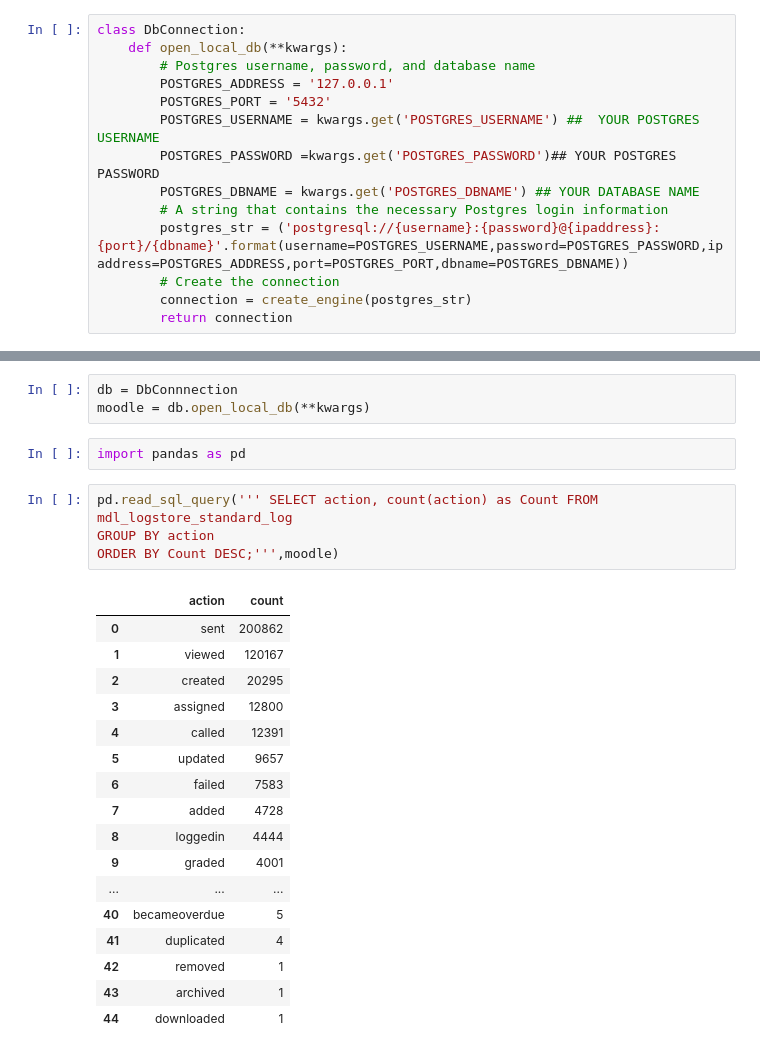
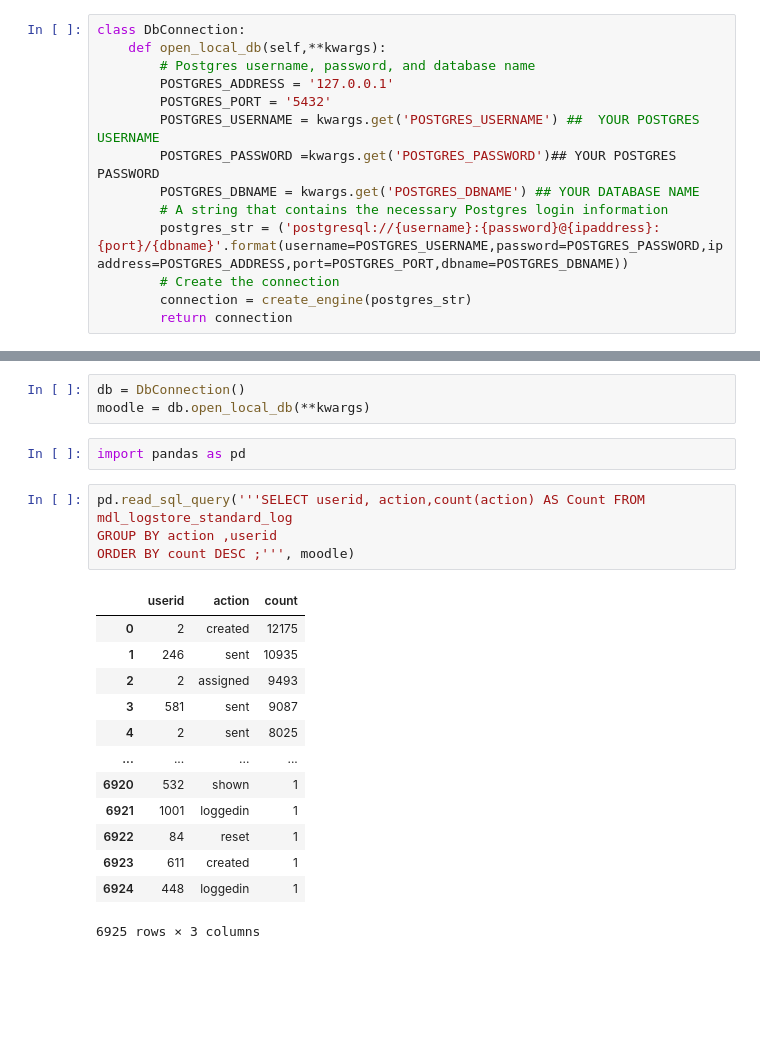
Before and after one commit to jenny199/Log_analysis, a Jupyter notebook: Log_analysis.ipynb, the cells around one changed output, grey strips where cells are left out. Saved outputs shown, nothing was run; the diff lists cells and outputs as text; blank space fills up the shorter version.

```diff
--- a/Log_analysis.ipynb
+++ b/Log_analysis.ipynb
@@ -322,7 +320,7 @@ Overall grade of learners for
 Number of forum posts
 # %%
 class DbConnection:
-    def open_local_db(**kwargs):
+    def open_local_db(self,**kwargs):
         # Postgres username, password, and database name
         POSTGRES_ADDRESS = '127.0.0.1'
         POSTGRES_PORT = '5432'
@@ -337,29 +335,25 @@ class DbConnection:
 # %%
 kwargs = {'POSTGRES_USERNAME':'postgres', 'POSTGRES_PASSWORD': 'Kinglord', 'POSTGRES_DBNAME':'moodle'}
 # %%
-db = DbConnnection
+db = DbConnection()
 moodle = db.open_local_db(**kwargs)
 # %%
 import pandas as pd
 # %%
-pd.read_sql_query(''' SELECT action, count(action) as Count FROM mdl_logstore_standard_log
-GROUP BY action
-ORDER BY Count DESC;''',moodle)
+pd.read_sql_query('''SELECT userid, action,count(action) AS Count FROM mdl_logstore_standard_log
+GROUP BY action ,userid
+ORDER BY count DESC ;''', moodle)
 # %% [output]
-|  | action | count |
-| 0 | sent | 200862 |
-| 1 | viewed | 120167 |
-| 2 | created | 20295 |
-| 3 | assigned | 12800 |
-| 4 | called | 12391 |
-| 5 | updated | 9657 |
-| 6 | failed | 7583 |
-| 7 | added | 4728 |
-| 8 | loggedin | 4444 |
-| 9 | graded | 4001 |
-| ... | ... | ... |
-| 40 | becameoverdue | 5 |
-| 41 | duplicated | 4 |
-| 42 | removed | 1 |
-| 43 | archived | 1 |
-| 44 | downloaded | 1 |
+|  | userid | action | count |
+| 0 | 2 | created | 12175 |
+| 1 | 246 | sent | 10935 |
+| 2 | 2 | assigned | 9493 |
+| 3 | 581 | sent | 9087 |
+| 4 | 2 | sent | 8025 |
+| ... | ... | ... | ... |
+| 6920 | 532 | shown | 1 |
+| 6921 | 1001 | loggedin | 1 |
+| 6922 | 84 | reset | 1 |
+| 6923 | 611 | created | 1 |
+| 6924 | 448 | loggedin | 1 |
+6925 rows × 3 columns
```
Also changed, not shown: parts of 2 cells of this notebook.
